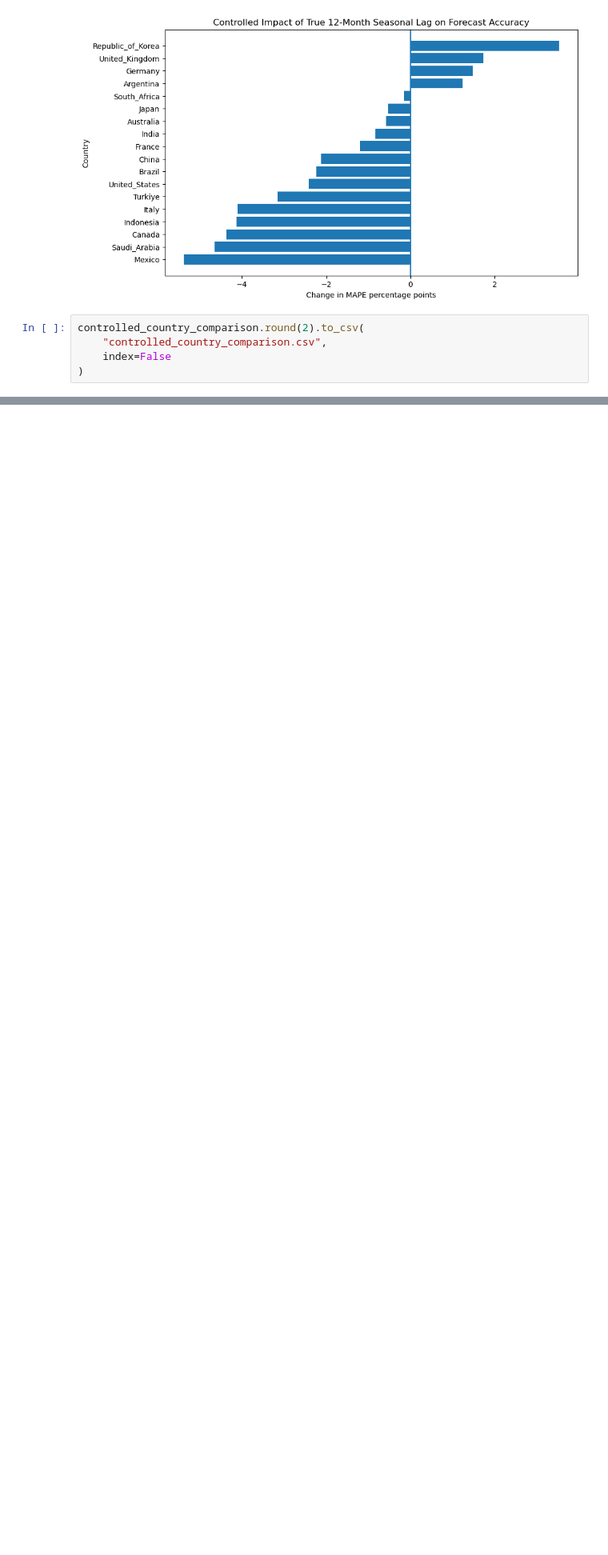
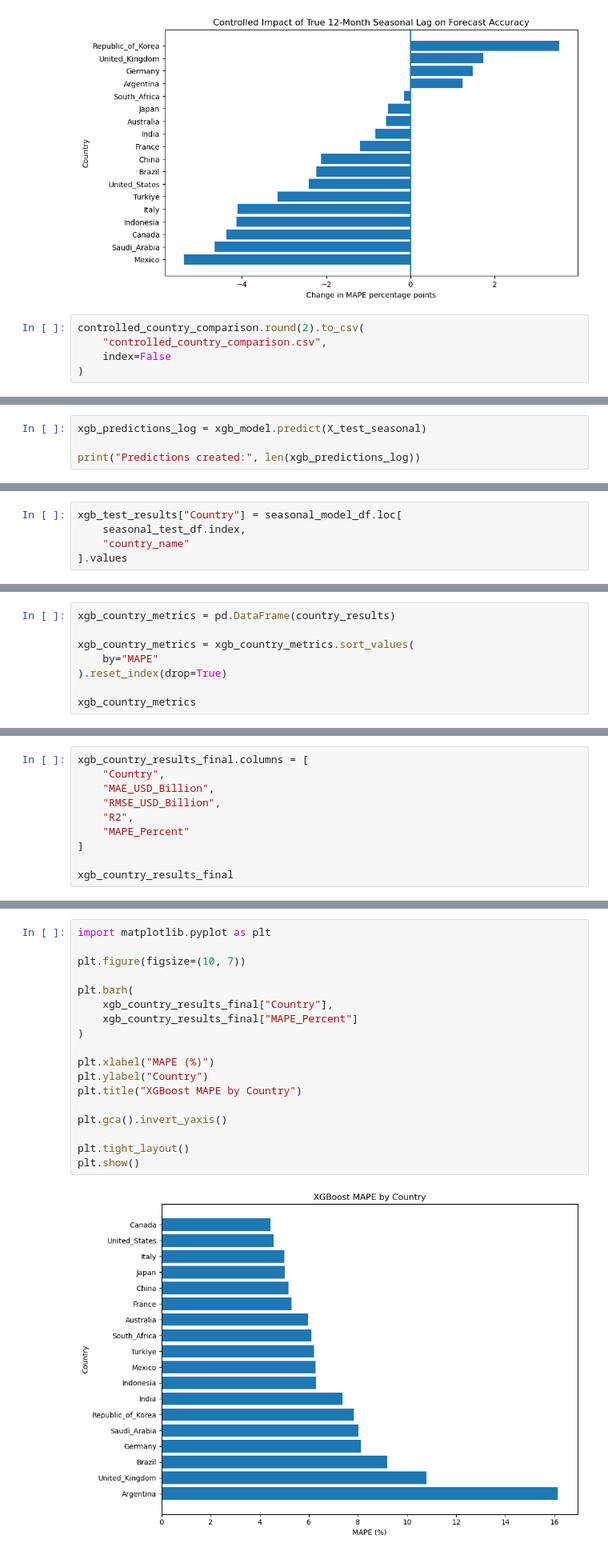
Before and after one commit to johnslvnjohn/Trade_Forecasting_ML, a Jupyter notebook: notebooks/Tradeflow.ipynb, the cells around one changed output, grey strips where cells are left out. Shown at 80% size. Drawn from its saved outputs; the diff is of its cells as text; blank space fills up the shorter version.

```diff
--- a/notebooks/Tradeflow.ipynb
+++ b/notebooks/Tradeflow.ipynb
@@ -2471,0 +2906,4 @@ plt.show()
+# %%
+xgb_predictions_log = xgb_model.predict(X_test_seasonal)
+
+print("Predictions created:", len(xgb_predictions_log))
@@ -2471,0 +3032,5 @@ plt.show()
+# %%
+xgb_test_results["Country"] = seasonal_model_df.loc[
+    seasonal_test_df.index,
+    "country_name"
+].values
@@ -2471,0 +3114,8 @@ plt.show()
+# %%
+xgb_country_metrics = pd.DataFrame(country_results)
+
+xgb_country_metrics = xgb_country_metrics.sort_values(
+    by="MAPE"
+).reset_index(drop=True)
+
+xgb_country_metrics
@@ -2471,0 +3213,10 @@ plt.show()
+# %%
+xgb_country_results_final.columns = [
+    "Country",
+    "MAE_USD_Billion",
+    "RMSE_USD_Billion",
+    "R2",
+    "MAPE_Percent"
+]
+
+xgb_country_results_final
@@ -2471,0 +3241,20 @@ plt.show()
+# %%
+import matplotlib.pyplot as plt
+
+plt.figure(figsize=(10, 7))
+
+plt.barh(
+    xgb_country_results_final["Country"],
+    xgb_country_results_final["MAPE_Percent"]
+)
+
+plt.xlabel("MAPE (%)")
+plt.ylabel("Country")
+plt.title("XGBoost MAPE by Country")
+
+plt.gca().invert_yaxis()
+
+plt.tight_layout()
+plt.show()
+# %% [output]
+[figure, added]
```
Also changed, not shown: parts of 181 cells of this notebook.
